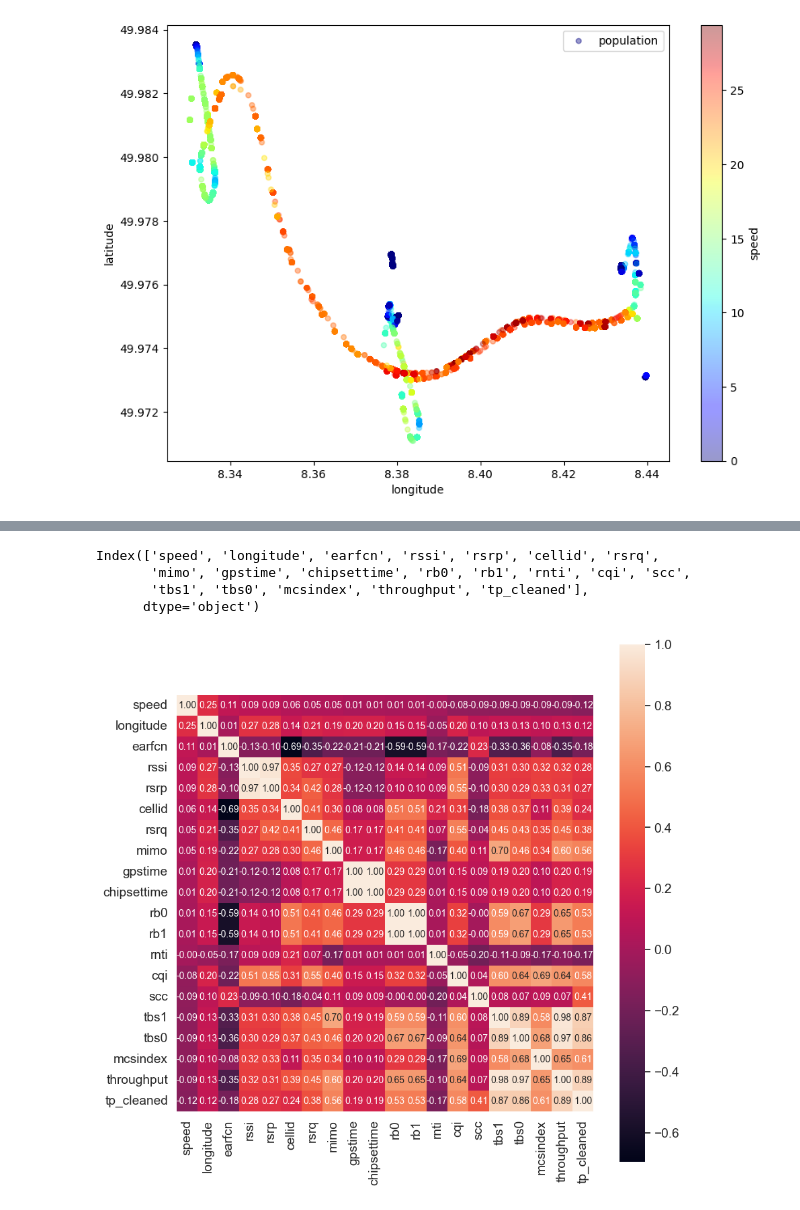
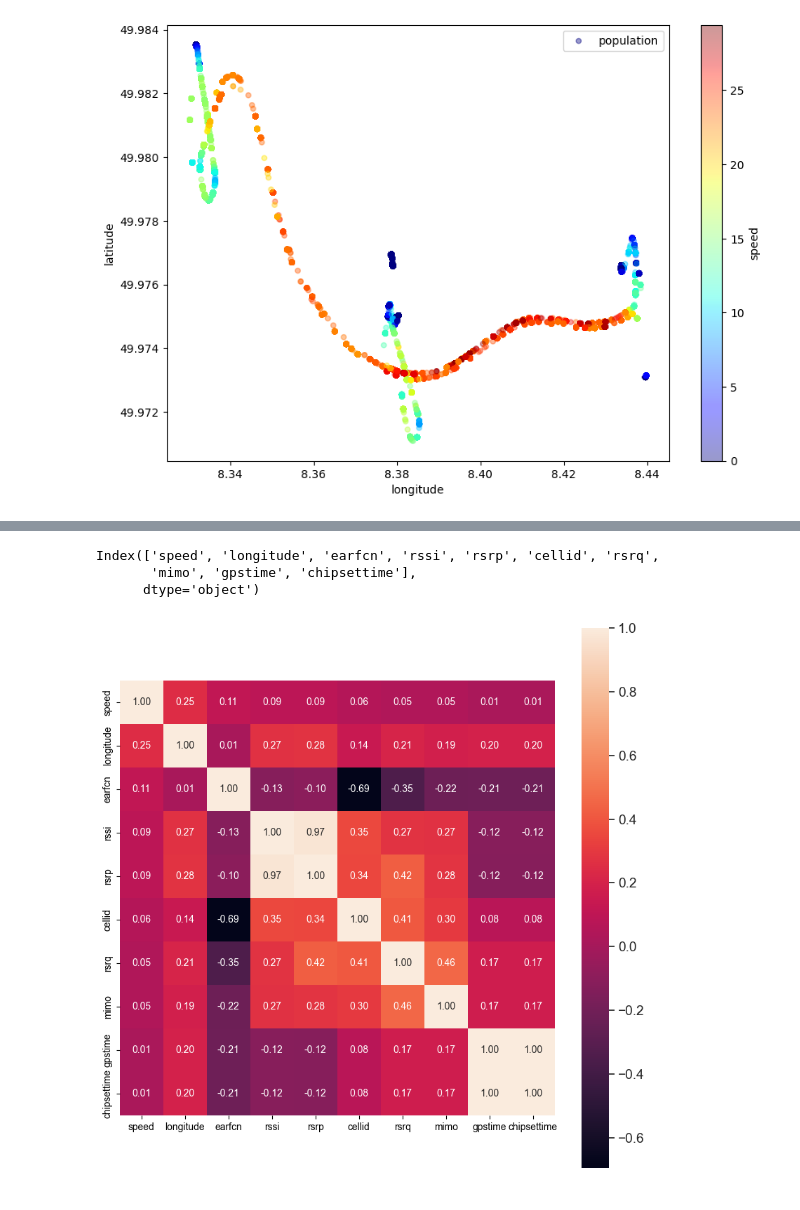
Before and after one commit to Arczi4/mobile-and-analysis-of-web-based-systems, a Jupyter notebook: Lab3/lab3_download.ipynb, the cells around one changed output, grey strips where cells are left out. Drawn from its saved outputs; the diff is of its cells as text; code cells hidden in the pictures.

```diff
--- a/Lab3/lab3_download.ipynb
+++ b/Lab3/lab3_download.ipynb
@@ -101,22 +101,21 @@ df_download.head(5)
 # %%
 import seaborn as sns
 import numpy as np
 import matplotlib.pyplot as plt
 
 # Correlation matrix
 corrmat = df_download.corr()
 
 # Saleprice correlation matrix
-k = 20 # numbers of variables in heatmap
+k = 10 # numbers of variables in heatmap
 cols = corrmat.nlargest(k, 'speed')['speed'].index
 print(cols)
 f, ax = plt.subplots(figsize=(10, 10))
 cm = np.corrcoef(df_download[cols].values.T)
 sns.set(font_scale=1.25)
 hm = sns.heatmap(cm, cbar=True, annot=True, square=True, fmt='.2f', annot_kws={'size': 10}, yticklabels=cols.values, xticklabels=cols.values)
 # %% [output]
 Index(['speed', 'longitude', 'earfcn', 'rssi', 'rsrp', 'cellid', 'rsrq',
-       'mimo', 'gpstime', 'chipsettime', 'rb0', 'rb1', 'rnti', 'cqi', 'scc',
-       'tbs1', 'tbs0', 'mcsindex', 'throughput', 'tp_cleaned'],
+       'mimo', 'gpstime', 'chipsettime'],
       dtype='object')
-[figure, old version]
+[figure, new version]
```
Also changed, not shown: parts of 3 cells of this notebook, 7 other files.
